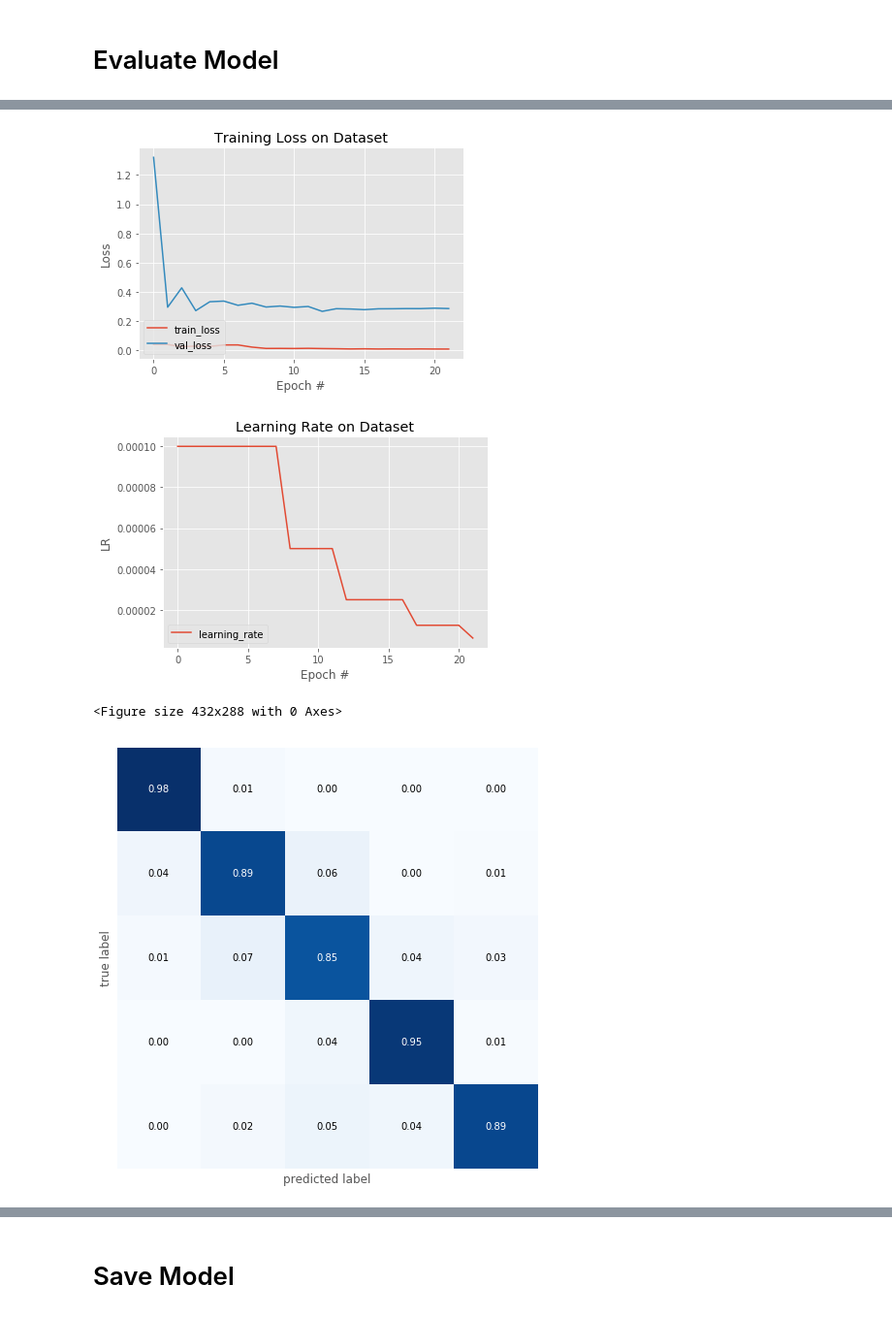
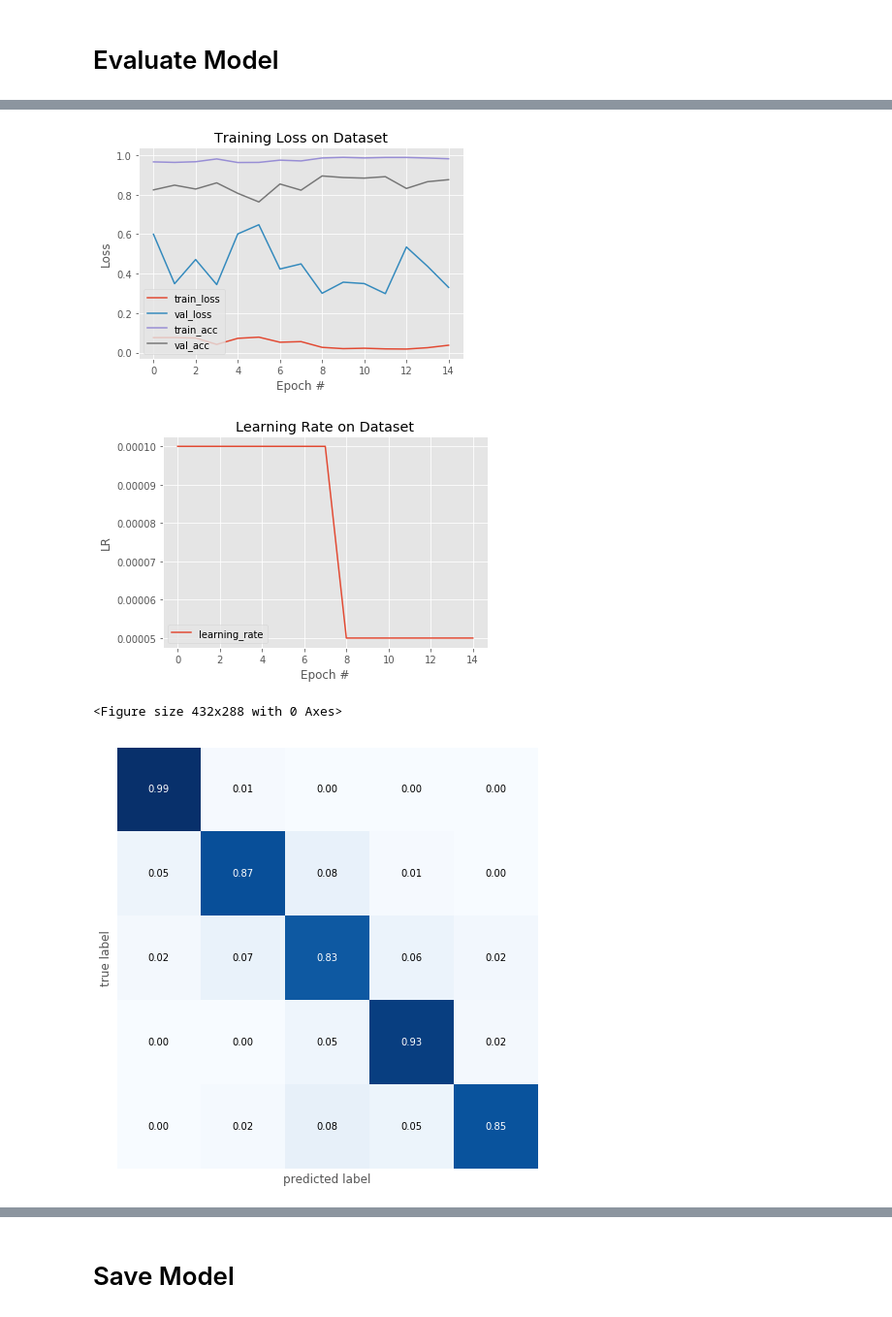
Before and after one commit to MittalNeha/retinopathy-kaggle, a Jupyter notebook: Resnet_50_baseline.ipynb, the cells around one changed output, grey strips where cells are left out. Shown at 97% size. Saved outputs shown, nothing was run; the diff lists cells and outputs as text; code cells hidden in the pictures.

Commit message:
firther training

```diff
--- a/Resnet_50_baseline.ipynb
+++ b/Resnet_50_baseline.ipynb
@@ -446,7 +453,7 @@ print("Accuracy:%.2f%% (+/- %.2f%%)" % (mean[1], sd[1]))
 # %%
 history.history
 # %%
-def check_model(hist):
+def check_model(hist, model):
 
   #Plot the curves
   N = len(hist.history['loss'])
@@ -455,6 +462,8 @@ def check_model(hist):
   plt.figure()
   plt.plot(np.arange(0, N), hist.history["loss"], label="train_loss")
   plt.plot(np.arange(0, N), hist.history["val_loss"], label="val_loss")
+  plt.plot(np.arange(0, N), hist.history["acc"], label="train_acc")
+  plt.plot(np.arange(0, N), hist.history["val_acc"], label="val_acc")
 
   plt.title("Training Loss on Dataset")
   plt.xlabel("Epoch #")
@@ -489,10 +498,15 @@ def check_model(hist):
   plt.figure()
   plot_confusion_matrix(cm,figsize=(12,8), hide_ticks=True, cmap=plt.cm.Blues, show_normed=True, show_absolute=False)
   plt.show()
+# %%
+model1 = create_model(
+    input_shape=(SIZE,SIZE,3),
+    n_out=NUM_CLASSES)
+model1.load_weights('kaggle-data/model/Resnet50-12-0.8916.h5')
 # %%
-check_model(history)
+check_model(history, model1)
 # %% [output]
-[figure, old version]
+[figure, new version]
-[figure, old version]
+[figure, new version]
 <Figure size 432x288 with 0 Axes>
 [figure]
```
Also changed, not shown: parts of 5 cells of this notebook.
